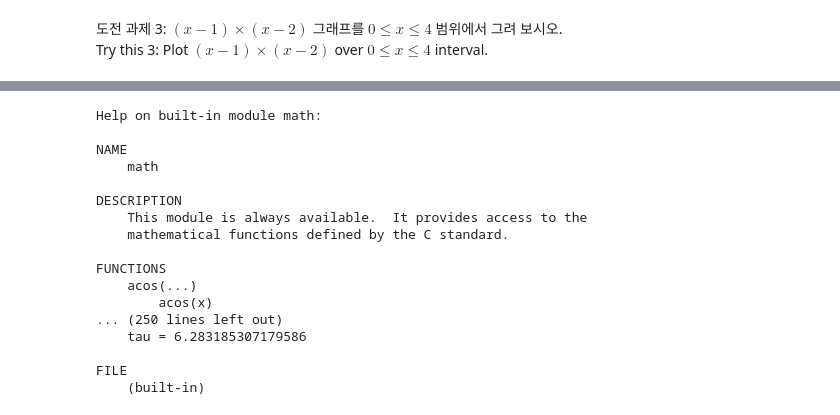
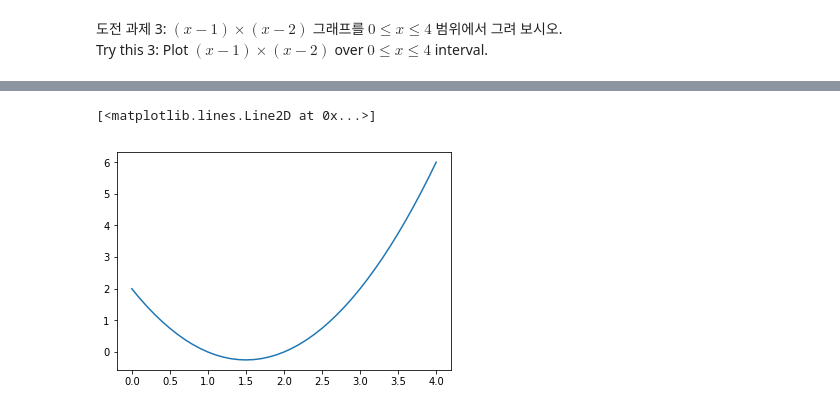
Before and after one commit to kingisme7/nmisp, a Jupyter notebook: 00_introduction/00_introduction.ipynb, the cells around one changed output, grey strips where cells are left out. Drawn from its saved outputs; the diff is of its cells as text; code cells hidden in the pictures.

```diff
--- a/00_introduction/00_introduction.ipynb
+++ b/00_introduction/00_introduction.ipynb
@@ -102,20 +68,9 @@ import math
-# %%
-help(math)
-# %% [output]
-Help on built-in module math:
-
-NAME
-    math
-
-DESCRIPTION
-    This module is always available.  It provides access to the
-    mathematical functions defined by the C standard.
-
-FUNCTIONS
-    acos(...)
-        acos(x)
-... (250 lines left out)
-    tau = 6.283185307179586
-
-FILE
-    (built-in)
+# %%
+#도전과제3
+import pylab as py
+# Specify range and interval of x
+x = py.arange(0, 4.1, 0.1)
+py.plot(x, (x-1)*(x-2))
+# %% [output]
+[<matplotlib.lines.Line2D at 0x...>]
+[figure, added]
```
Also changed, not shown: parts of 5 cells of this notebook, 1 other file.
